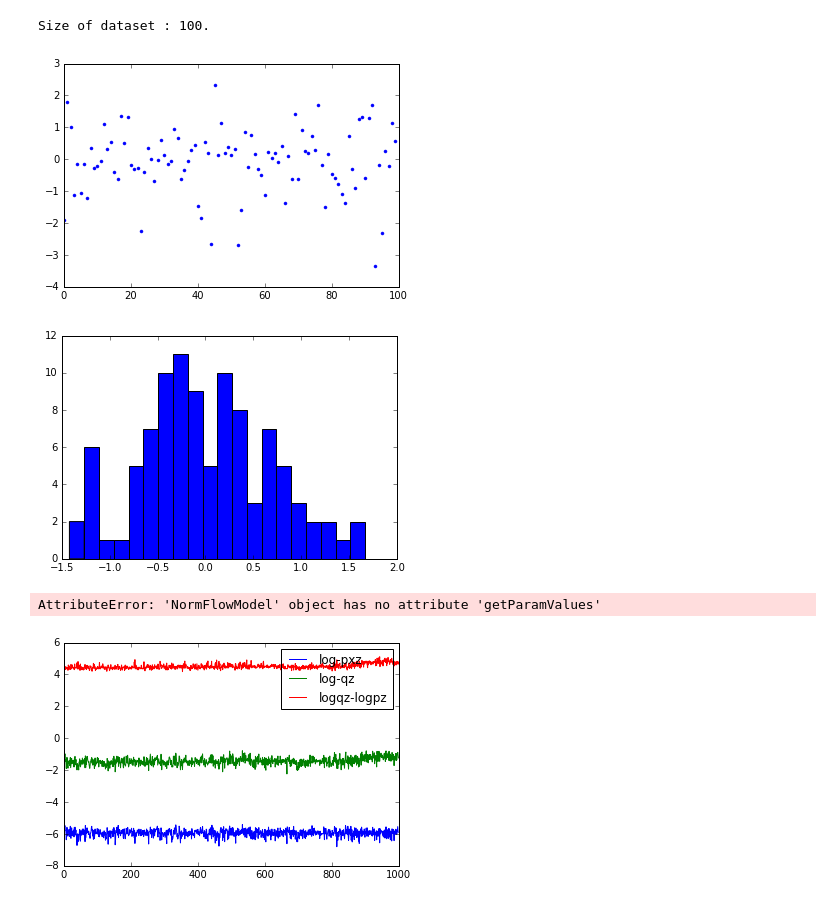
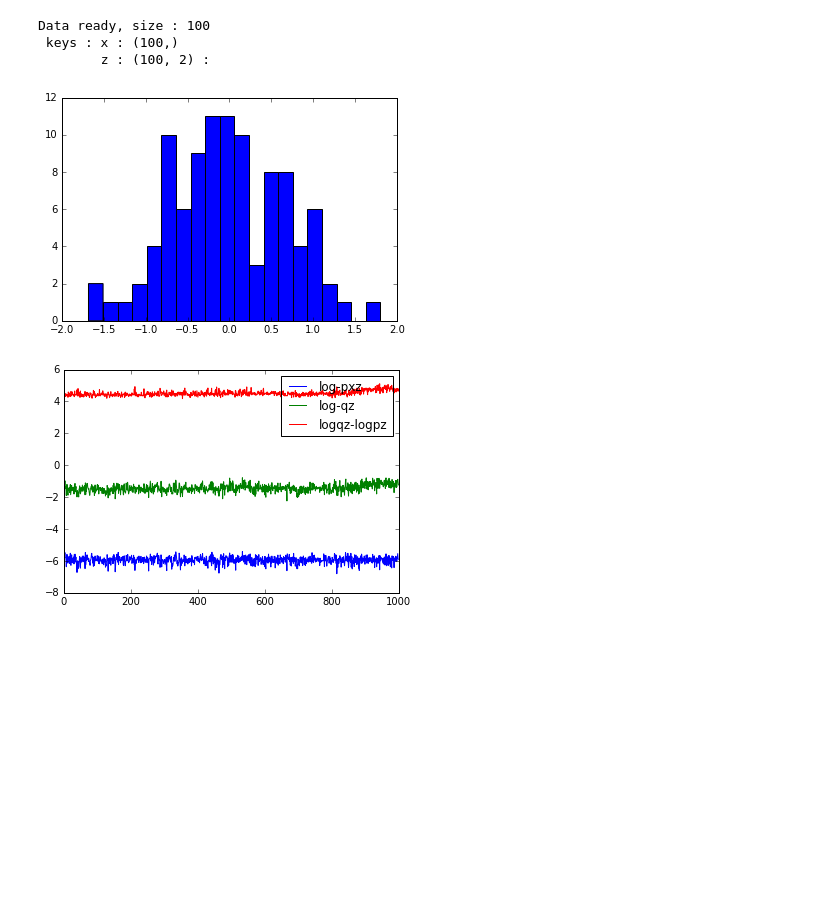
Before and after one commit to AndyZhang17/iaf2, a Jupyter notebook: phase3.ipynb, the cells around one changed output. Cells and saved outputs as stored; diff of their text form; code cells hidden in the pictures; blank space fills up the shorter version.

```diff
--- a/phase3.ipynb
+++ b/phase3.ipynb
@@ -31 +30,17 @@ mb.generate(100,'./data/banana1')
+# %%
+# loading data to object.Dataset0
+BATCHSIZE = 5
+rawd = np.load('./data/banana1.npz')
+data = utilsD.Dataset0( rawd, outkeys=['x','z'], autoreshuffle=True, verbose=True)
+NUMX = data.size
+data.setBatchSize(BATCHSIZE)
+
+rawx, rawz = rawd['x'], rawd['z']
+plt.hist(rawx-np.prod(rawz,axis=1), bins=20 )
+plt.show()
+# %% [output]
+Data ready, size : 100
+ keys : x : (100,)
+        z : (100, 2) :
+[figure, added]
 # %%
@@ -38,14 +51,0 @@ mb.setStd(1.0)
-# %%
-# loading data to object.Dataset0
-rawd = np.load('./data/banana1.npz')
-data = utilsD.Dataset0(rawd,autoreshuffle=True，verbose=True)
-NUMX = data.getSize()
-
-print ( 'Size of dataset : %d.'%NUMX )
-# plt.plot(x,'.') # plt.show()
-plt.hist( x-np.prod(z,axis=1), bins=20 )
-plt.show()
-# %% [output]
-Size of dataset : 100.
-[figure, removed]
-[figure, removed]
@@ -71,8 +59,3 @@ for i in range(MINI_BATCH):
 # %%
 # set VI local parameters
-viparams = list()
-for i in range(NUMX):
-    vimodel = iafs['models'][0]
-    viparams.append(vimodel.getParamValues())
+viparams = nf.ModelParamSet(DIM,NUMX,NUM_LAYER)
-# %% [output]
-AttributeError: 'NormFlowModel' object has no attribute 'getParamValues'
```
Also changed, not shown: parts of 9 cells of this notebook, 5 other files.
